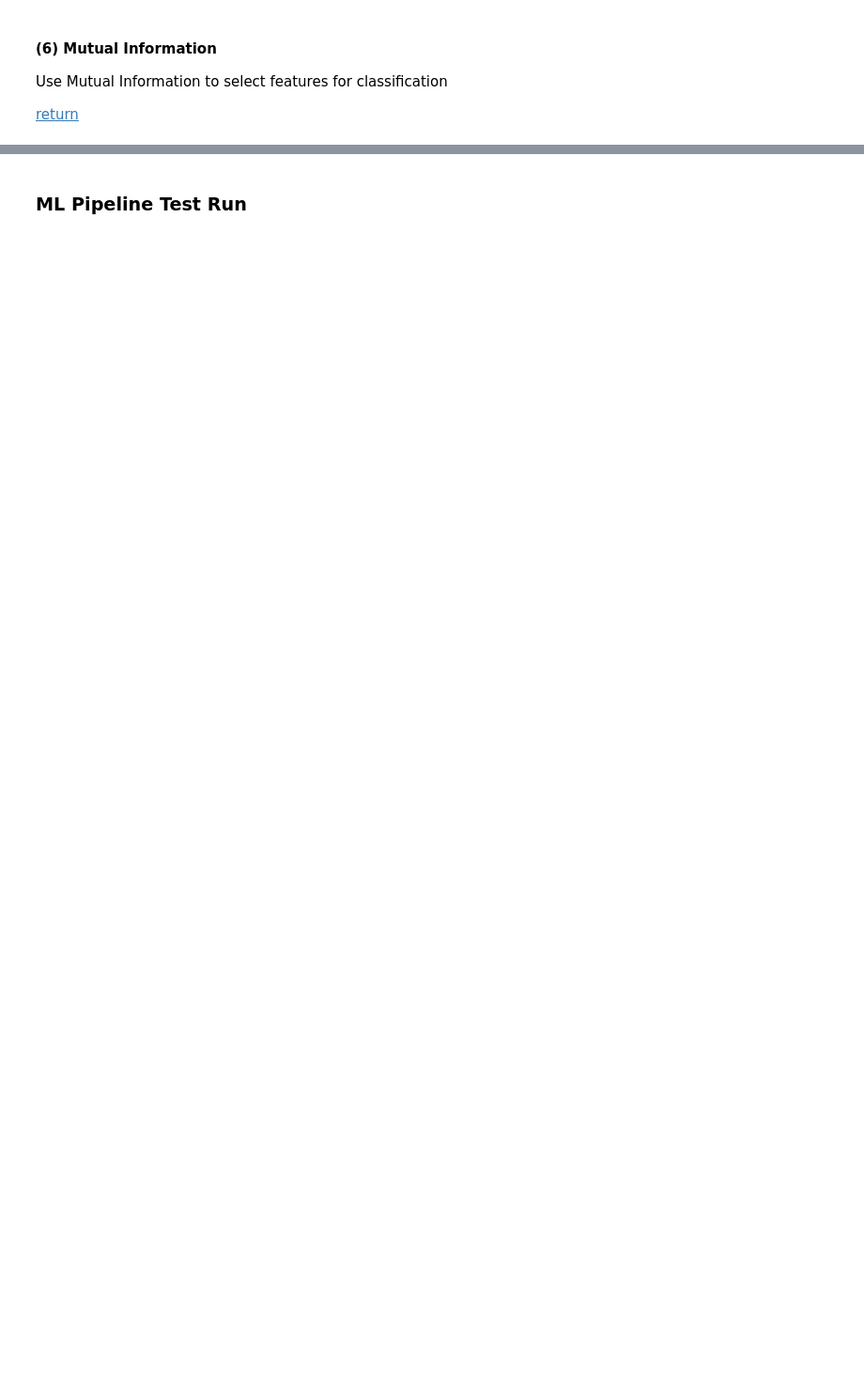
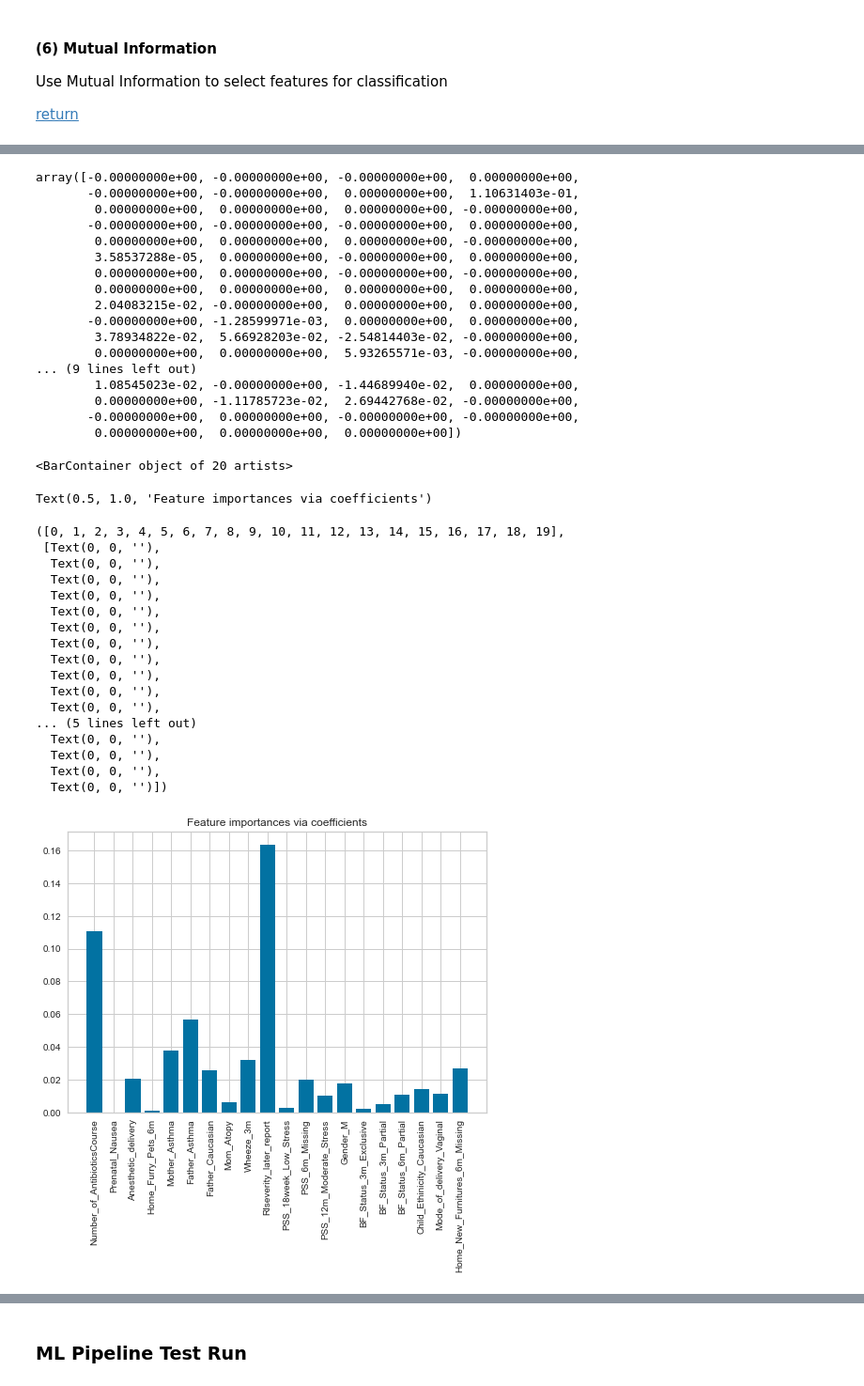
Before and after one commit to PingHe-Stan/Sickkids_ML, a Jupyter notebook: notebooks/CHILD_ml_pipeline.ipynb, the cells around one changed output, grey strips where cells are left out. Shown at 94% size. Saved outputs shown, nothing was run; the diff lists cells and outputs as text; code cells hidden in the pictures; blank space fills up the shorter version.

Commit message:
selectfrommodel

```diff
--- a/notebooks/CHILD_ml_pipeline.ipynb
+++ b/notebooks/CHILD_ml_pipeline.ipynb
@@ -1167,0 +1122,2 @@ RFECV(ax=<AxesSubplot:>,
+# %%
+sfm = SelectFromModel(estimator=LassoCV(cv=skf))
@@ -1167,0 +1126,2 @@ RFECV(ax=<AxesSubplot:>,
+# %%
+sfm.fit(X, y)
@@ -1167,0 +1144,16 @@ RFECV(ax=<AxesSubplot:>,
+# %%
+X.columns[sfm.get_support()]
+sfm.estimator_.coef_
+
+# coef_ser = pd.Series(sfm.estimator_.coef_.reshape(99,), index=X.columns, name="coef")[
+#     abs(coef_ser) > 0
+# ]
+# coef_ser
+
+importance = np.abs(coef_ser.values)
+feature_names = np.array(coef_ser.index)
+plt.bar(height=importance, x=feature_names)
+plt.title("Feature importances via coefficients")
+plt.xticks(rotation=90)
+plt.show()
+# %% [output]
@@ -1167,0 +1168,37 @@ RFECV(ax=<AxesSubplot:>,
+array([-0.00000000e+00, -0.00000000e+00, -0.00000000e+00,  0.00000000e+00,
+       -0.00000000e+00, -0.00000000e+00,  0.00000000e+00,  1.10631403e-01,
+        0.00000000e+00,  0.00000000e+00,  0.00000000e+00, -0.00000000e+00,
+       -0.00000000e+00, -0.00000000e+00, -0.00000000e+00,  0.00000000e+00,
+        0.00000000e+00,  0.00000000e+00,  0.00000000e+00, -0.00000000e+00,
+        3.58537288e-05,  0.00000000e+00, -0.00000000e+00,  0.00000000e+00,
+        0.00000000e+00,  0.00000000e+00, -0.00000000e+00, -0.00000000e+00,
+        0.00000000e+00,  0.00000000e+00,  0.00000000e+00,  0.00000000e+00,
+        2.04083215e-02, -0.00000000e+00,  0.00000000e+00,  0.00000000e+00,
+       -0.00000000e+00, -1.28599971e-03,  0.00000000e+00,  0.00000000e+00,
+        3.78934822e-02,  5.66928203e-02, -2.54814403e-02, -0.00000000e+00,
+        0.00000000e+00,  0.00000000e+00,  5.93265571e-03, -0.00000000e+00,
+... (9 lines left out)
+        1.08545023e-02, -0.00000000e+00, -1.44689940e-02,  0.00000000e+00,
+        0.00000000e+00, -1.11785723e-02,  2.69442768e-02, -0.00000000e+00,
+       -0.00000000e+00,  0.00000000e+00, -0.00000000e+00, -0.00000000e+00,
+        0.00000000e+00,  0.00000000e+00,  0.00000000e+00])
+<BarContainer object of 20 artists>
+Text(0.5, 1.0, 'Feature importances via coefficients')
+([0, 1, 2, 3, 4, 5, 6, 7, 8, 9, 10, 11, 12, 13, 14, 15, 16, 17, 18, 19],
+ [Text(0, 0, ''),
+  Text(0, 0, ''),
+  Text(0, 0, ''),
+  Text(0, 0, ''),
+  Text(0, 0, ''),
+  Text(0, 0, ''),
+  Text(0, 0, ''),
+  Text(0, 0, ''),
+  Text(0, 0, ''),
+  Text(0, 0, ''),
+  Text(0, 0, ''),
+... (5 lines left out)
+  Text(0, 0, ''),
+  Text(0, 0, ''),
+  Text(0, 0, ''),
+  Text(0, 0, '')])
+[figure, added]
```
Also changed, not shown: parts of 41 cells of this notebook.
